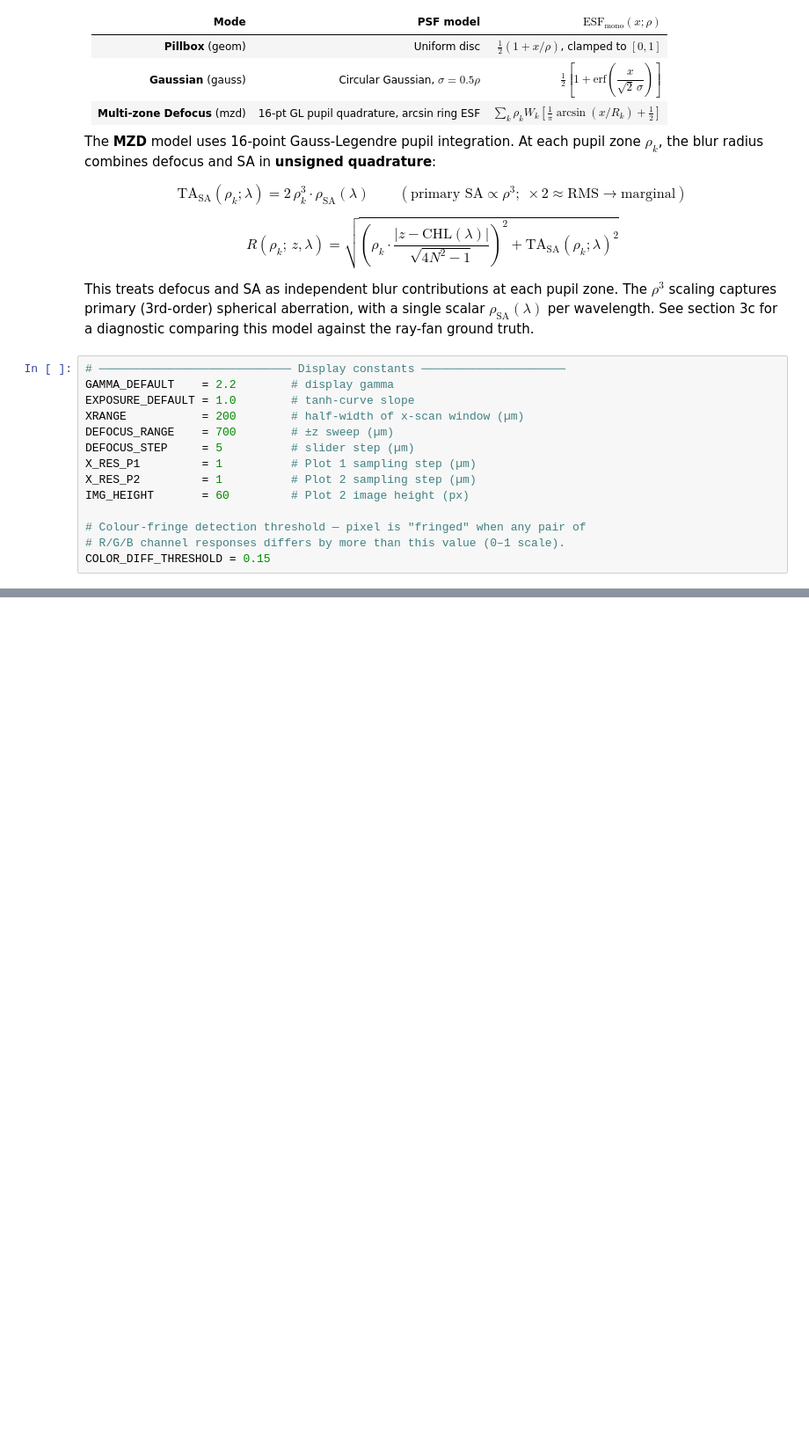
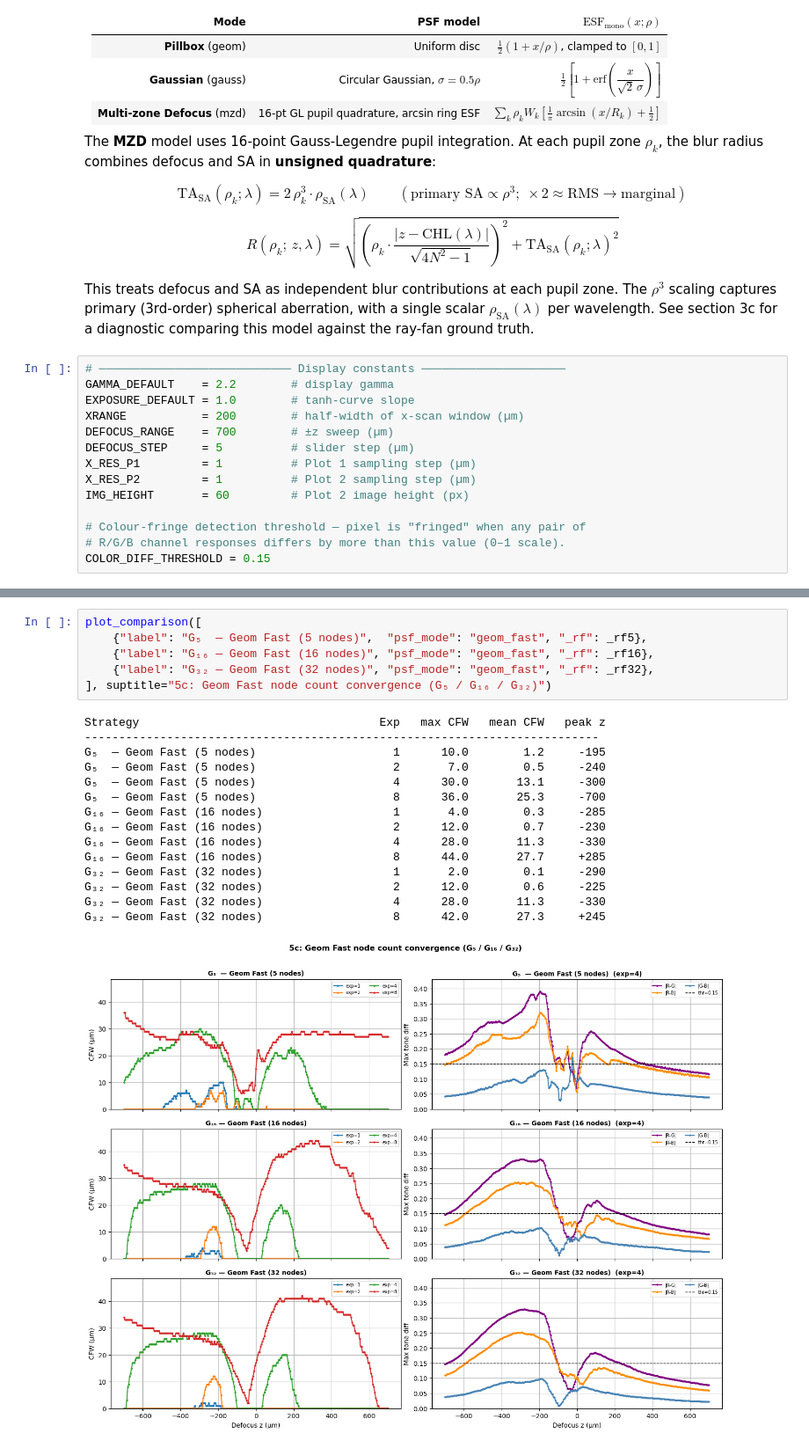
Before and after one commit to Leyangf/ColorFringeCalculation, a Jupyter notebook: examples/cfw_geom_demo.ipynb, the cells around one changed output, grey strips where cells are left out. Shown at 88% size. Drawn from its saved outputs; the diff is of its cells as text; blank space fills up the shorter version.

```diff
--- a/examples/cfw_geom_demo.ipynb
+++ b/examples/cfw_geom_demo.ipynb
@@ -886,0 +916,22 @@ Geom Fast (ray fan)                          8      42.0       27.3     +245
+# %%
+plot_comparison([
+    {"label": "G₅  — Geom Fast (5 nodes)",  "psf_mode": "geom_fast", "_rf": _rf5},
+    {"label": "G₁₆ — Geom Fast (16 nodes)", "psf_mode": "geom_fast", "_rf": _rf16},
+    {"label": "G₃₂ — Geom Fast (32 nodes)", "psf_mode": "geom_fast", "_rf": _rf32},
+], suptitle="5c: Geom Fast node count convergence (G₅ / G₁₆ / G₃₂)")
+# %% [output]
+Strategy                                   Exp   max CFW   mean CFW   peak z
+---------------------------------------------------------------------------
+G₅  — Geom Fast (5 nodes)                    1      10.0        1.2     -195
+G₅  — Geom Fast (5 nodes)                    2       7.0        0.5     -240
+G₅  — Geom Fast (5 nodes)                    4      30.0       13.1     -300
+G₅  — Geom Fast (5 nodes)                    8      36.0       25.3     -700
+G₁₆ — Geom Fast (16 nodes)                   1       4.0        0.3     -285
+G₁₆ — Geom Fast (16 nodes)                   2      12.0        0.7     -230
+G₁₆ — Geom Fast (16 nodes)                   4      28.0       11.3     -330
+G₁₆ — Geom Fast (16 nodes)                   8      44.0       27.7     +285
+G₃₂ — Geom Fast (32 nodes)                   1       2.0        0.1     -290
+G₃₂ — Geom Fast (32 nodes)                   2      12.0        0.6     -225
+G₃₂ — Geom Fast (32 nodes)                   4      28.0       11.3     -330
+G₃₂ — Geom Fast (32 nodes)                   8      42.0       27.3     +245
+[figure, added]
```
Also changed, not shown: parts of 15 cells of this notebook, 5 other files.
